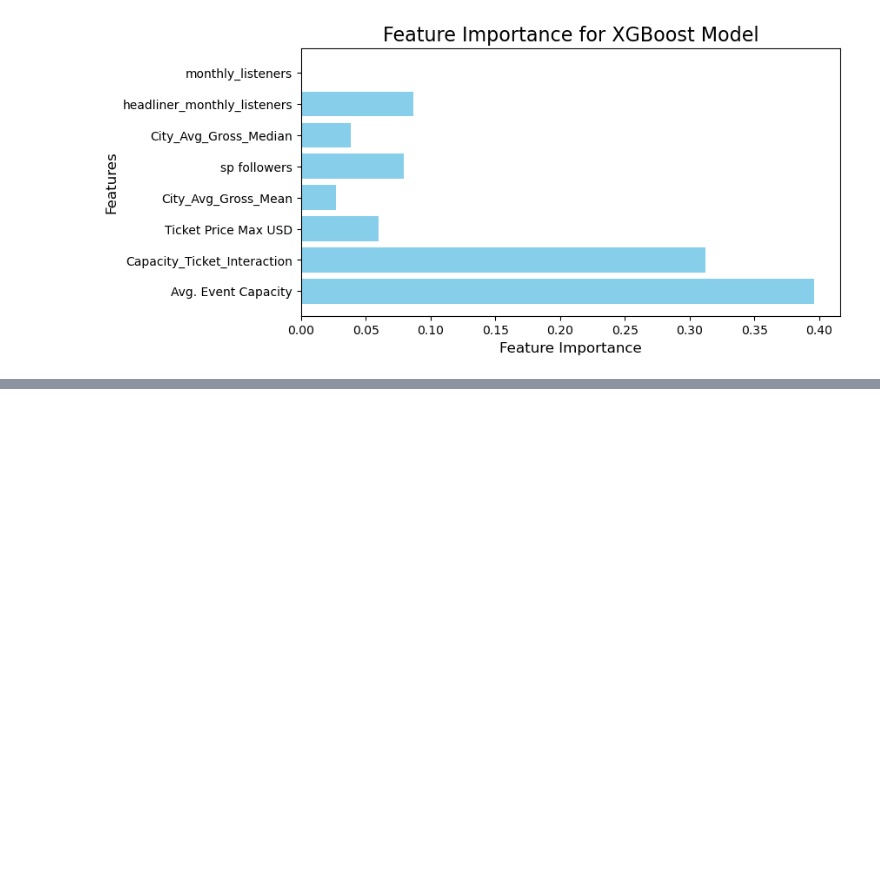
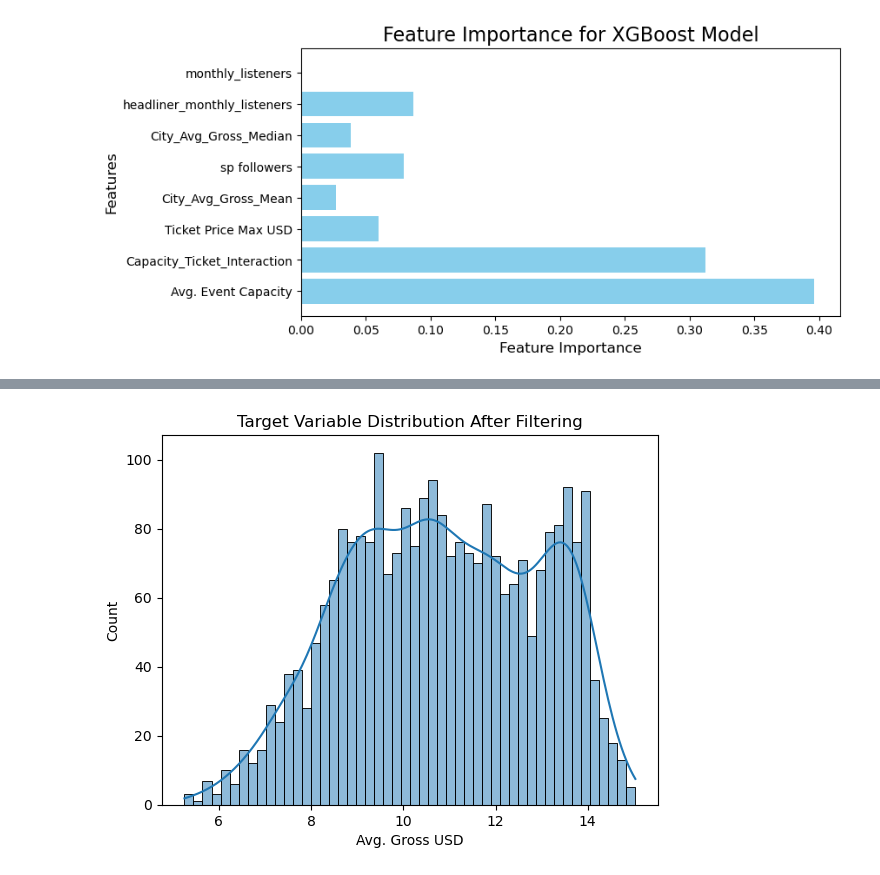
Before and after one commit to dan-s8/ARound, a Jupyter notebook: Model Building/MultiArtist/Multi_Ce_Models.ipynb, the cells around one changed output, grey strips where cells are left out. Drawn from its saved outputs; the diff is of its cells as text; code cells hidden in the pictures; blank space fills up the shorter version.

```diff
--- a/Model Building/MultiArtist/Multi_Ce_Models.ipynb
+++ b/Model Building/MultiArtist/Multi_Ce_Models.ipynb
@@ -630,7 +637,8 @@ grid_search = GridSearchCV(
     param_grid=param_grid,
     scoring='neg_mean_squared_error',
     cv=5,
-    verbose=2,
+    # verbose=2,
+    verbose=0,  # Set verbose to 0 to suppress detailed output
     n_jobs=-1
 )
 
@@ -741,0 +736,27 @@ plt.show()
+# %%
+# Change ' ' from column names to '_' (LightGBM policy)
+X_train.columns = X_train.columns.str.replace(' ', '_')
+X_test.columns = X_test.columns.str.replace(' ', '_')
+# %%
+# Skewness on data
+# Logarithmic transformation for target variable to mitigate the skew problem
+y_train_log = np.log1p(y_train)
+y_test_log = np.log1p(y_test)
+
+# Removes an outlier from a target variable, Calculate the threshold for the 99th percentile
+threshold = np.percentile(y_train, 99)
+
+# Filter
+X_train_filtered = X_train[y_train <= threshold]
+y_train_filtered = y_train_log[y_train <= threshold]
+# %%
+# pre check before training
+lgbm_model = LGBMRegressor(random_state=42)
+lgbm_model.fit(X_train_filtered, y_train_filtered)
+
+importance = pd.DataFrame({
+    'Feature': X_train_filtered.columns,
+    'Importance': lgbm_model.feature_importances_
+}).sort_values(by='Importance', ascending=False)
+
+print(importance)
@@ -741,0 +781,6 @@ plt.show()
+# %%
+sns.histplot(y_train_filtered, kde=True, bins=50)
+plt.title("Target Variable Distribution After Filtering")
+plt.show()
+# %% [output]
+[figure, added]
```
Also changed, not shown: parts of 24 cells of this notebook.
